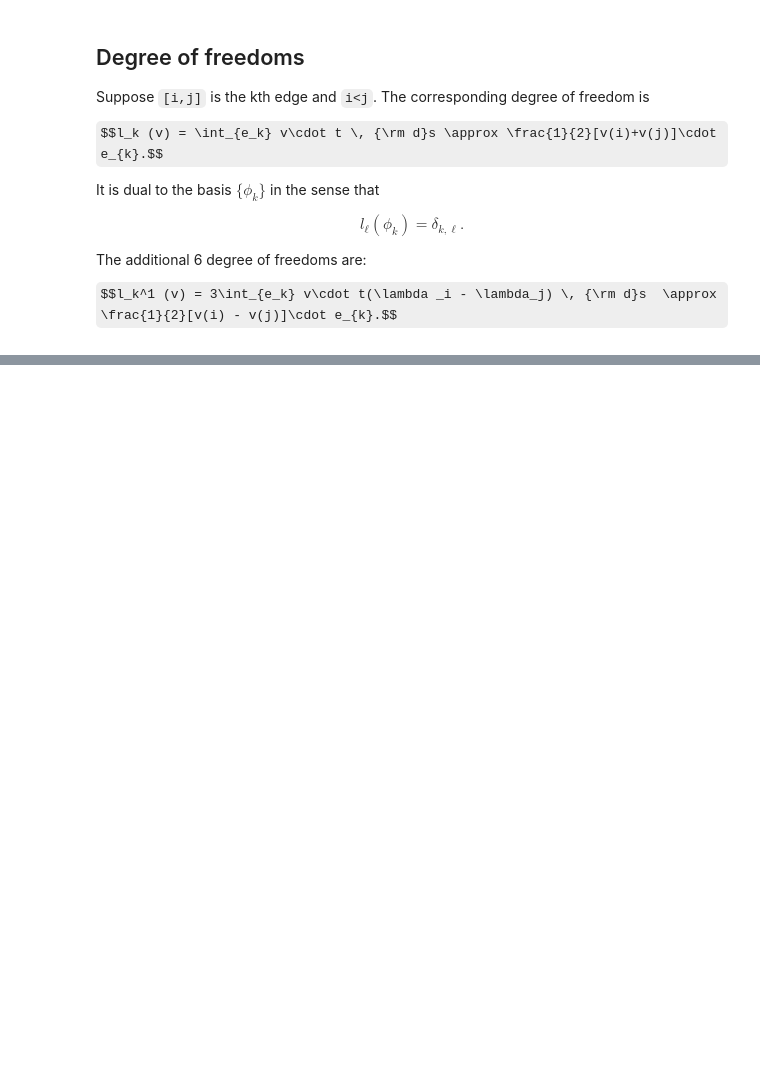
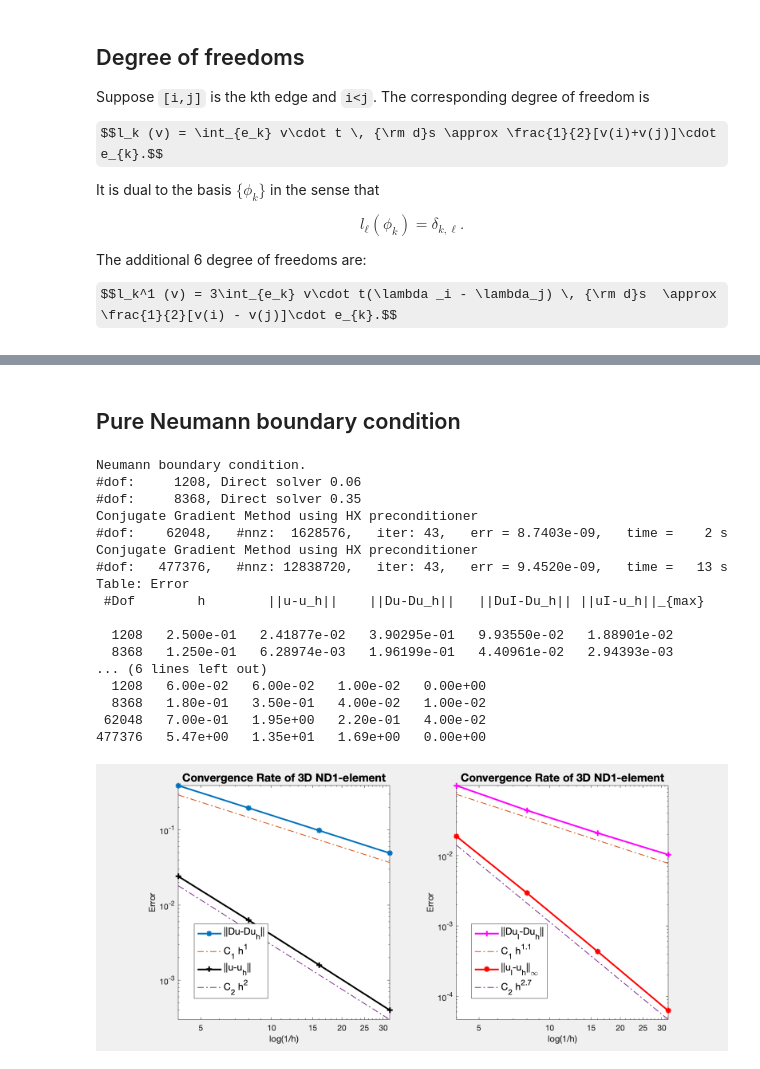
Before and after one commit to lyc102/ifem, a Jupyter notebook: ifemdoc/fem/Maxwell3ND1femrate.ipynb, the cells around one changed output, grey strips where cells are left out. Drawn from its saved outputs; the diff is of its cells as text; code cells hidden in the pictures; some formulas as TeX source; blank space fills up the shorter version.

```diff
--- a/ifemdoc/fem/Maxwell3ND1femrate.ipynb
+++ b/ifemdoc/fem/Maxwell3ND1femrate.ipynb
@@ -111,0 +149,28 @@ $$l_k^1 (v) = 3\int_{e_k} v\cdot t(\lambda _i - \lambda_j) \, {\rm d}s  \approx
+# %% [markdown]
+## Pure Neumann boundary condition
+# %%
+%% Pure Neumann boundary condition.
+fprintf('Neumann boundary condition. \n');
+option.plotflag = 0;
+pde = Maxwelldata2;
+mesh.bdFlag = setboundary3(node,elem,'Neumann');
+femMaxwell3(mesh,pde,option);
+# %% [output]
+Neumann boundary condition.
+#dof:     1208, Direct solver 0.06
+#dof:     8368, Direct solver 0.35
+Conjugate Gradient Method using HX preconditioner
+#dof:    62048,   #nnz:  1628576,   iter: 43,   err = 8.7403e-09,   time =    2 s
+Conjugate Gradient Method using HX preconditioner
+#dof:   477376,   #nnz: 12838720,   iter: 43,   err = 9.4520e-09,   time =   13 s
+Table: Error
+ #Dof        h        ||u-u_h||    ||Du-Du_h||   ||DuI-Du_h|| ||uI-u_h||_{max}
+
+  1208   2.500e-01   2.41877e-02   3.90295e-01   9.93550e-02   1.88901e-02
+  8368   1.250e-01   6.28974e-03   1.96199e-01   4.40961e-02   2.94393e-03
+... (6 lines left out)
+  1208   6.00e-02   6.00e-02   1.00e-02   0.00e+00
+  8368   1.80e-01   3.50e-01   4.00e-02   1.00e-02
+ 62048   7.00e-01   1.95e+00   2.20e-01   4.00e-02
+477376   5.47e+00   1.35e+01   1.69e+00   0.00e+00
+[figure, added]
```
Also changed, not shown: parts of 4 cells of this notebook, 4 other files.
